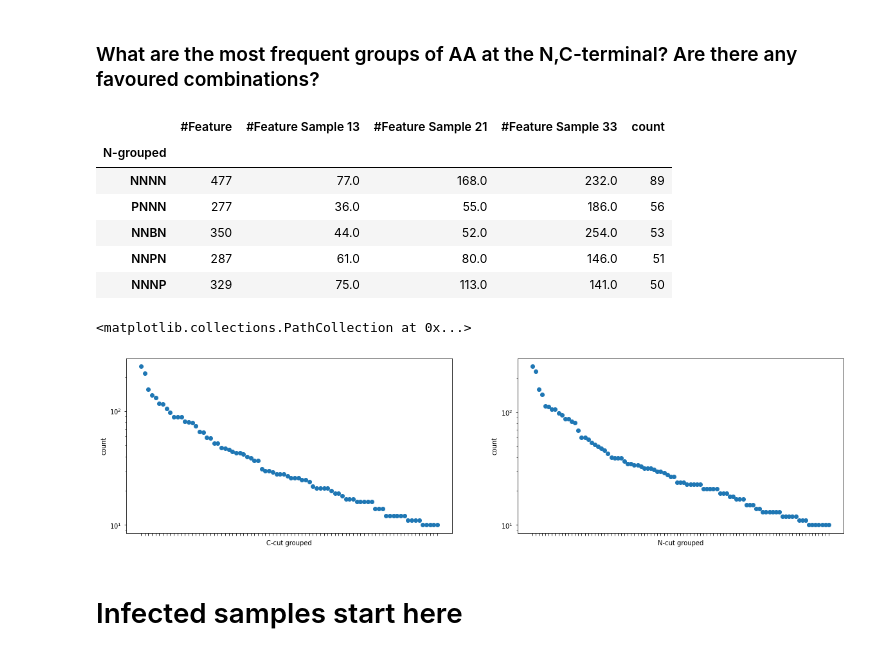
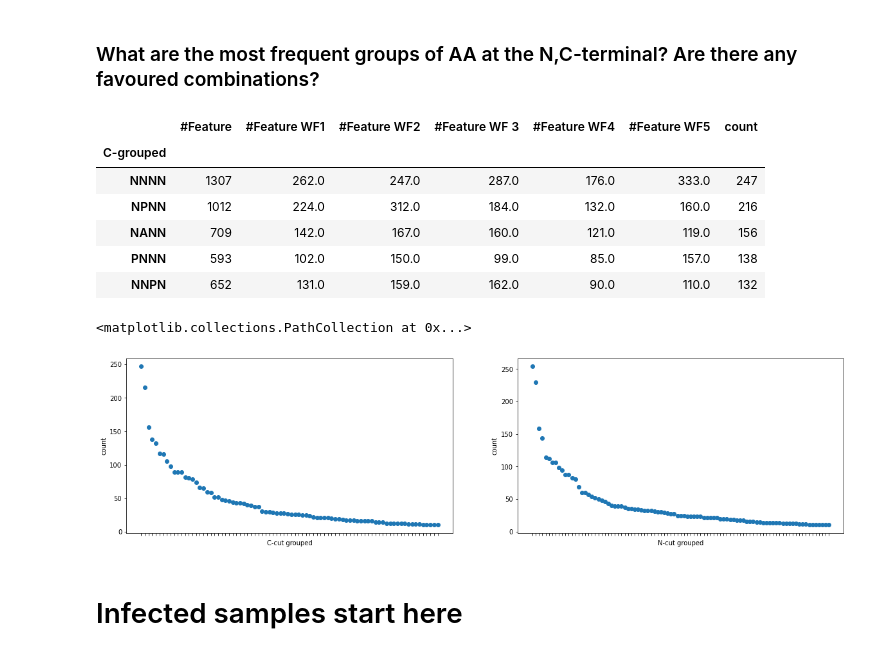
Before and after one commit to ErikHartman/peptidomic_py, a Jupyter notebook: in_group_analysis_erik.ipynb, the cells around one changed output. Saved outputs shown, nothing was run; the diff lists cells and outputs as text; code cells hidden in the pictures.

```diff
--- a/in_group_analysis_erik.ipynb
+++ b/in_group_analysis_erik.ipynb
@@ -33,7 +33,9 @@ df = df.groupby(['Accession','Peptide']).sum()
 df.reset_index(['Peptide'], inplace=True)
 df['N-cut']=df['Peptide'].apply(lambda x: x[0:4]) #this can be changed to view different amounts of AA
 df['C-cut']=df['Peptide'].apply(lambda x: x[-4::1])
-df = df[['Peptide', 'Mass', 'Length', 'RT', '#Feature', '#Feature WF1','#Feature WF2', '#Feature WF 3', '#Feature WF4','#Feature WF5','count', 'N-cut', 'C-cut']]
+df['First aa']=df['Peptide'].apply(lambda x: x[0:1])
+df['Last aa']=df['Peptide'].apply(lambda x: x[-1::1])
+df = df[['Peptide', 'Mass', 'Length', 'RT', '#Feature', '#Feature WF1','#Feature WF2', '#Feature WF 3', '#Feature WF4','#Feature WF5','count', 'N-cut', 'C-cut','First aa','Last aa']]
 df['Mass']=df['Mass']/df['count']
 df['Length']=df['Length']/df['count']
 df['RT']=df['RT']/df['count']
@@ -266,33 +284,31 @@ df_C=df_C.groupby(['C-grouped']).sum()
 
 
 df_C=df_C.sort_values(['count','#Feature'], ascending=False)
-df_N.head()
+df_C.head()
 # %% [output]
-|  | #Feature | #Feature Sample 13 | #Feature Sample 21 | #Feature Sample 33 | count |
-| N-grouped |  |  |  |  |  |
-| NNNN | 477 | 77.0 | 168.0 | 232.0 | 89 |
-| PNNN | 277 | 36.0 | 55.0 | 186.0 | 56 |
-| NNBN | 350 | 44.0 | 52.0 | 254.0 | 53 |
-| NNPN | 287 | 61.0 | 80.0 | 146.0 | 51 |
-| NNNP | 329 | 75.0 | 113.0 | 141.0 | 50 |
+|  | #Feature | #Feature WF1 | #Feature WF2 | #Feature WF 3 | #Feature WF4 | #Feature WF5 | count |
+| C-grouped |  |  |  |  |  |  |  |
+| NNNN | 1307 | 262.0 | 247.0 | 287.0 | 176.0 | 333.0 | 247 |
+| NPNN | 1012 | 224.0 | 312.0 | 184.0 | 132.0 | 160.0 | 216 |
+| NANN | 709 | 142.0 | 167.0 | 160.0 | 121.0 | 119.0 | 156 |
+| PNNN | 593 | 102.0 | 150.0 | 99.0 | 85.0 | 157.0 | 138 |
+| NNPN | 652 | 131.0 | 159.0 | 162.0 | 90.0 | 110.0 | 132 |
 # %%
 #These graphs show how the variation of N/C-GROUPS vary in a sample. As seen, it's not linear but exponential.
 df_N = df_N.loc[(df_N['count'] >= 10)]
 df_C = df_C.loc[(df_C['count'] >= 10)]
 fig, ax = plt.subplots(1,2, figsize=(20,5))
-ax[1].set_yscale('log')
-ax[0].set_yscale('log')
 ax[1].set_xticklabels([])
 ax[0].set_xticklabels([])
 ax[0].set_xlabel('C-cut grouped')
 ax[1].set_xlabel('N-cut grouped')
 ax[0].set_ylabel('count')
 ax[1].set_ylabel('count')
 ax[1].scatter(df_N.index, df_N['count']) #row=0, col=0
 ax[0].scatter(df_C.index, df_C['count']) #row=1, col=0
 # %% [output]
 <matplotlib.collections.PathCollection at 0x...>
-[figure, old version]
+[figure, new version]
 # %% [markdown]
 # Infected samples start here
 # %%
```
Also changed, not shown: parts of 32 cells of this notebook, 1 other file.
